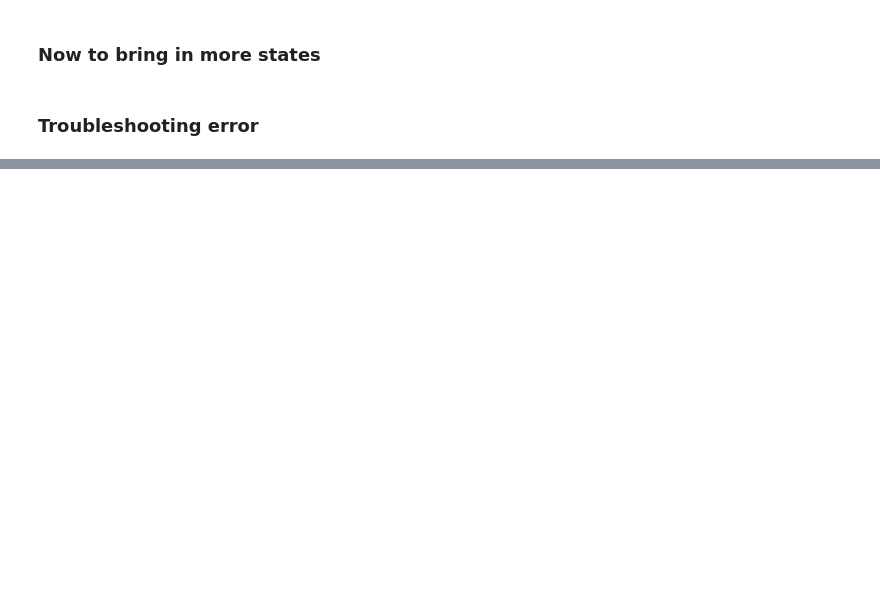
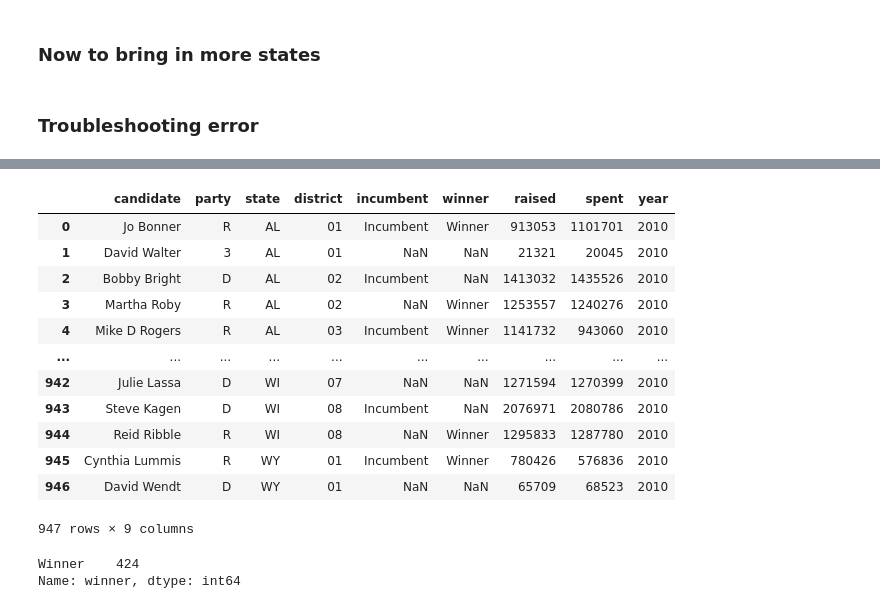
Before and after one commit to nss-data-science-cohort-5/webscraping_open_secrets-orange-oscelots_project-3, a Jupyter notebook: notebooks/chris_mulvey_function.ipynb, the cells around one changed output, grey strips where cells are left out. Drawn from its saved outputs; the diff is of its cells as text; code cells hidden in the pictures; blank space fills up the shorter version.

```diff
--- a/notebooks/chris_mulvey_function.ipynb
+++ b/notebooks/chris_mulvey_function.ipynb
@@ -207,0 +245,23 @@ UnboundLocalError: local variable 'candidates' referenced before assignment
+# %%
+reps_2010 = get_all_reps_time(districts, 'Code', 'representatives', '2010')
+# %%
+reps_2010
+# %% [output]
+|  | candidate | party | state | district | incumbent | winner | raised | spent | year |
+| 0 | Jo Bonner | R | AL | 01 | Incumbent | Winner | 913053 | 1101701 | 2010 |
+| 1 | David Walter | 3 | AL | 01 | NaN | NaN | 21321 | 20045 | 2010 |
+| 2 | Bobby Bright | D | AL | 02 | Incumbent | NaN | 1413032 | 1435526 | 2010 |
+| 3 | Martha Roby | R | AL | 02 | NaN | Winner | 1253557 | 1240276 | 2010 |
+| 4 | Mike D Rogers | R | AL | 03 | Incumbent | Winner | 1141732 | 943060 | 2010 |
+| ... | ... | ... | ... | ... | ... | ... | ... | ... | ... |
+| 942 | Julie Lassa | D | WI | 07 | NaN | NaN | 1271594 | 1270399 | 2010 |
+| 943 | Steve Kagen | D | WI | 08 | Incumbent | NaN | 2076971 | 2080786 | 2010 |
+| 944 | Reid Ribble | R | WI | 08 | NaN | Winner | 1295833 | 1287780 | 2010 |
+| 945 | Cynthia Lummis | R | WY | 01 | Incumbent | Winner | 780426 | 576836 | 2010 |
+| 946 | David Wendt | D | WY | 01 | NaN | NaN | 65709 | 68523 | 2010 |
+947 rows × 9 columns
+# %%
+reps_2010['winner'].value_counts()
+# %% [output]
+Winner    424
+Name: winner, dtype: int64
```
Also changed, not shown: parts of 27 cells of this notebook, 1 other file.
